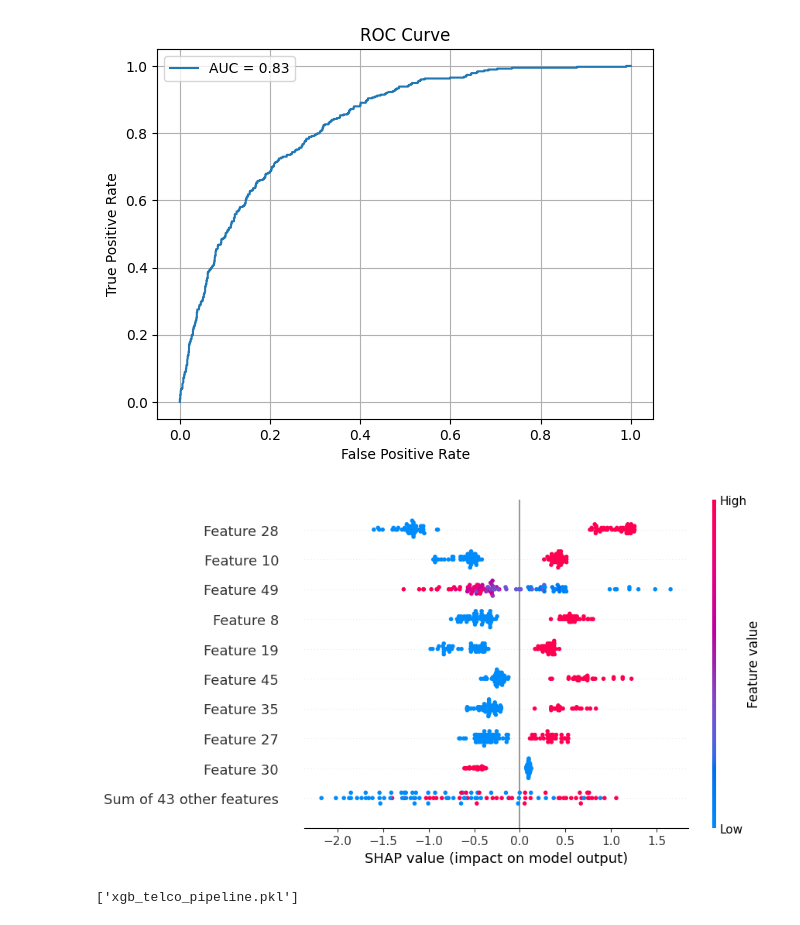
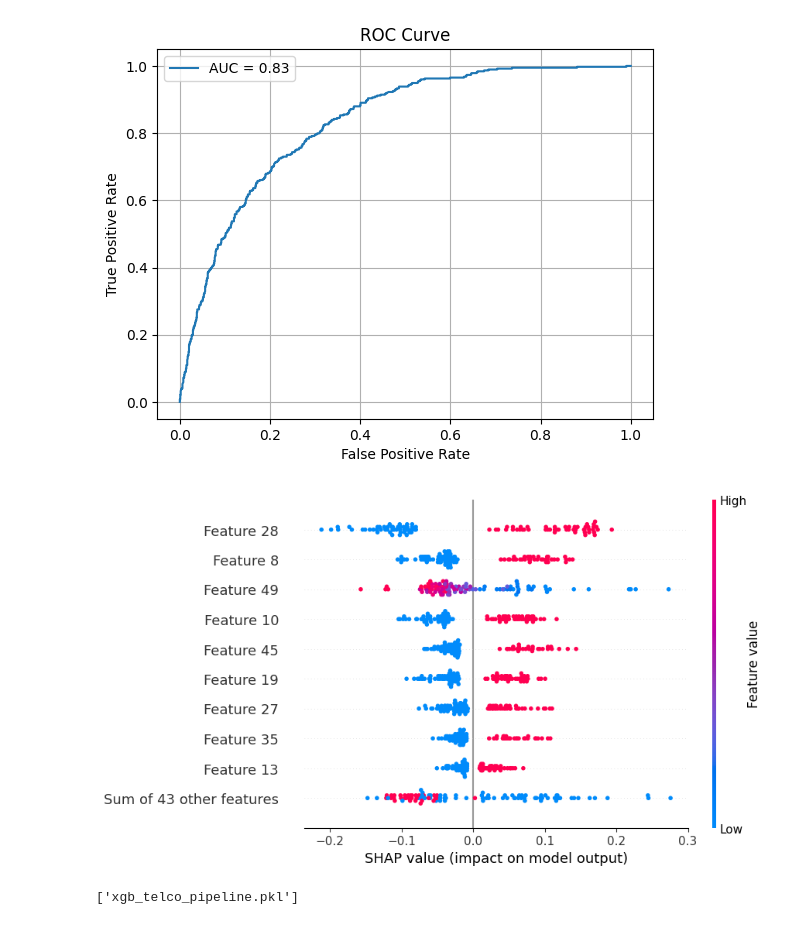
Before and after one commit to Mukul9112003/project2, a Jupyter notebook: main.ipynb, the cells around one changed output. Drawn from its saved outputs; the diff is of its cells as text; code cells hidden in the pictures.

```diff
--- a/main.ipynb
+++ b/main.ipynb
@@ -129,12 +129,29 @@ Confusion Matrix:
 ROC AUC Score: 0.8321655424468476
 [figure]
 # %%
-explainer = shap.Explainer(gs.best_estimator_.named_steps['classifier'])
-X_encoded = preprocessor.fit_transform(X_test)
+import shap
+
+pipeline = gs.best_estimator_
+
+preprocessor_fitted = pipeline.named_steps['preprocessing']
+model = pipeline.named_steps['classifier']
+
+# transform test data
+X_encoded = preprocessor_fitted.transform(X_test)
+
+# use model.predict_proba as callable
+explainer = shap.Explainer(
+    model.predict_proba,
+    X_encoded[:100]   # masker
+)
+
+# compute SHAP values
 shap_values = explainer(X_encoded[:100])
-shap.plots.beeswarm(shap_values)
+
+# beeswarm for churn class (class = 1)
+shap.plots.beeswarm(shap_values[..., 1])
 # %% [output]
-[figure, old version]
+[figure, new version]
 # %%
 joblib.dump(gs.best_estimator_, 'xgb_telco_pipeline.pkl')
 # %% [output]
```
Also changed, not shown: 1 other file.
